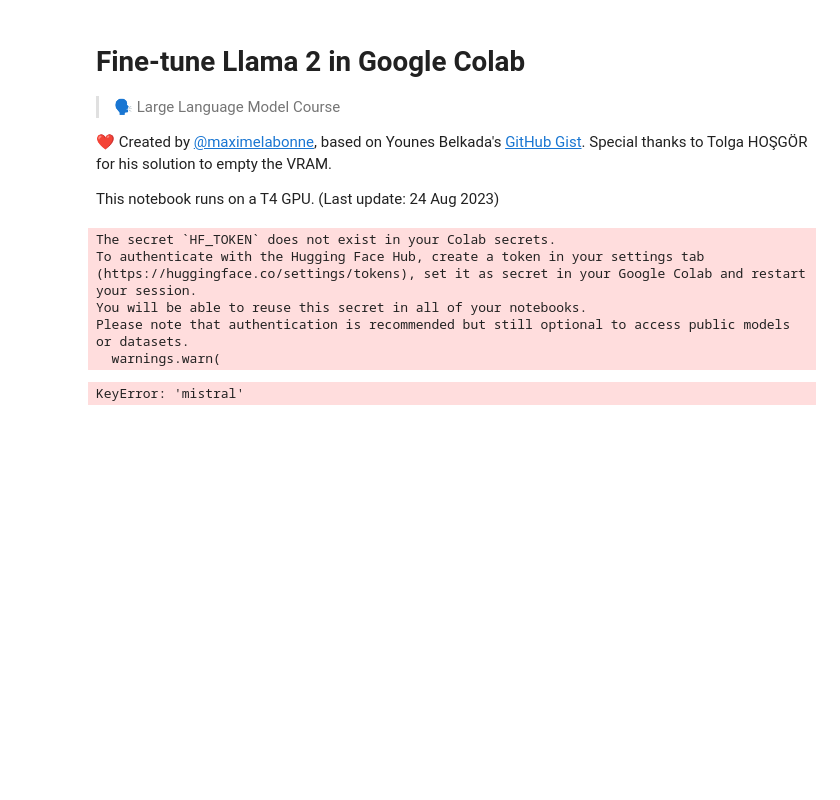
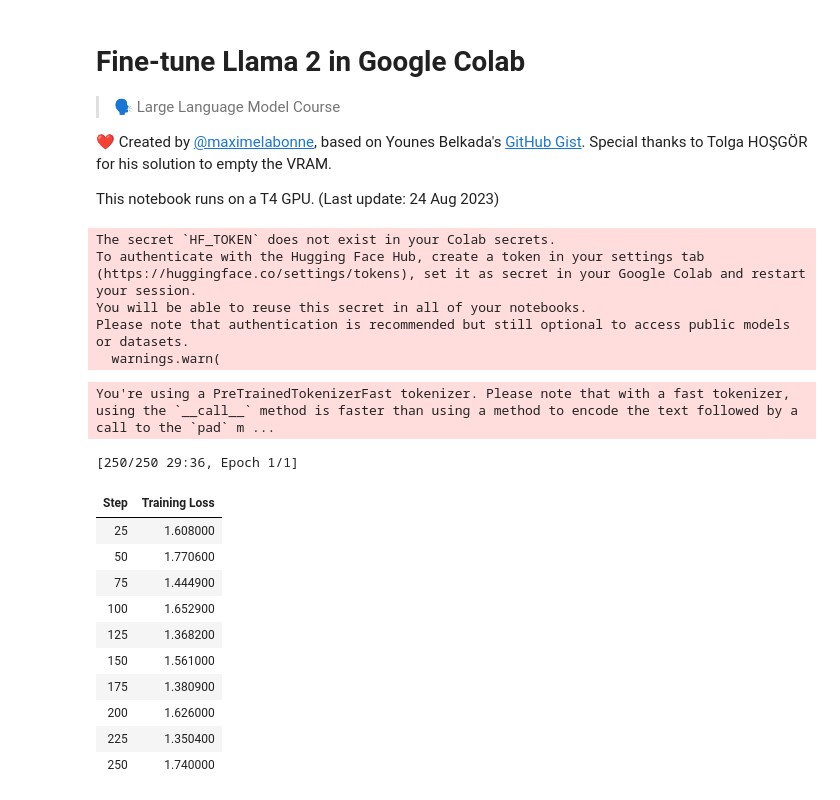
Before and after one commit to EdBerg21/AI-Professional-Prompts, a Jupyter notebook: Fine_tune_Falcon_in_Google_Colab_ipynb_(1)_txt.ipynb, the cells around one changed output. Saved outputs shown, nothing was run; the diff lists cells and outputs as text; code cells hidden in the pictures; blank space fills up the shorter version.

```diff
--- a/Fine_tune_Falcon_in_Google_Colab_ipynb_(1)_txt.ipynb
+++ b/Fine_tune_Falcon_in_Google_Colab_ipynb_(1)_txt.ipynb
@@ -172,7 +172,8 @@ tokenizer.padding_side = "right" # Fix weird overflow issue with fp16 training
 peft_config = LoraConfig(
     lora_alpha=lora_alpha,
     lora_dropout=lora_dropout,
-    r=lora_r,
+    target_modules=["query_key_value", "dense", "dense_h_to_4h", "dense_4h_to_h"],
+#   target_modules=["q_proj", "v_proj"], # Target modules for LoRA adaptation    r=lora_r,
     bias="none",
     task_type="CAUSAL_LM",
 )
@@ -194,34 +195,46 @@ training_arguments = TrainingArguments(
     max_steps=max_steps,
     warmup_ratio=warmup_ratio,
     group_by_length=group_by_length,
     lr_scheduler_type=lr_scheduler_type,
     report_to="tensorboard"
 )
 
 # Set supervised fine-tuning parameters
 trainer = SFTTrainer(
     model=model,
     train_dataset=dataset,
     peft_config=peft_config,
     dataset_text_field="text",
     max_seq_length=max_seq_length,
     tokenizer=tokenizer,
     args=training_arguments,
     packing=packing,
 )
 
 # Train model
 trainer.train()
 
 # Save trained model
 trainer.model.save_pretrained(new_model)
 # %% [output]
 The secret `HF_TOKEN` does not exist in your Colab secrets.
 To authenticate with the Hugging Face Hub, create a token in your settings tab (https://huggingface.co/settings/tokens), set it as secret in your Google Colab and restart your session.
 You will be able to reuse this secret in all of your notebooks.
 Please note that authentication is recommended but still optional to access public models or datasets.
   warnings.warn(
-KeyError: 'mistral'
+You're using a PreTrainedTokenizerFast tokenizer. Please note that with a fast tokenizer, using the `__call__` method is faster than using a method to encode the text followed by a call to the `pad` m ...
+[250/250 29:36, Epoch 1/1]
+| Step | Training Loss |
+| 25 | 1.608000 |
+| 50 | 1.770600 |
+| 75 | 1.444900 |
+| 100 | 1.652900 |
+| 125 | 1.368200 |
+| 150 | 1.561000 |
+| 175 | 1.380900 |
+| 200 | 1.626000 |
+| 225 | 1.350400 |
+| 250 | 1.740000 |
 # %%
 # %load_ext tensorboard
 # %tensorboard --logdir results/runs
```
Also changed, not shown: parts of 5 cells of this notebook.
